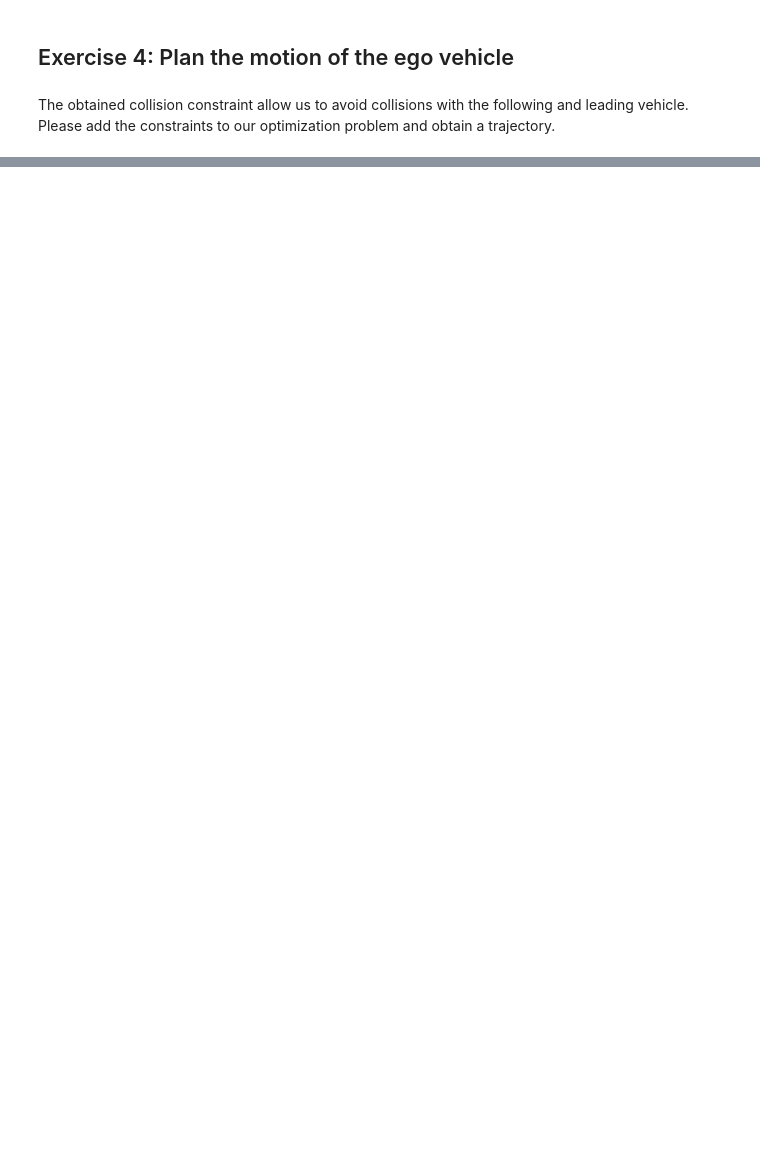
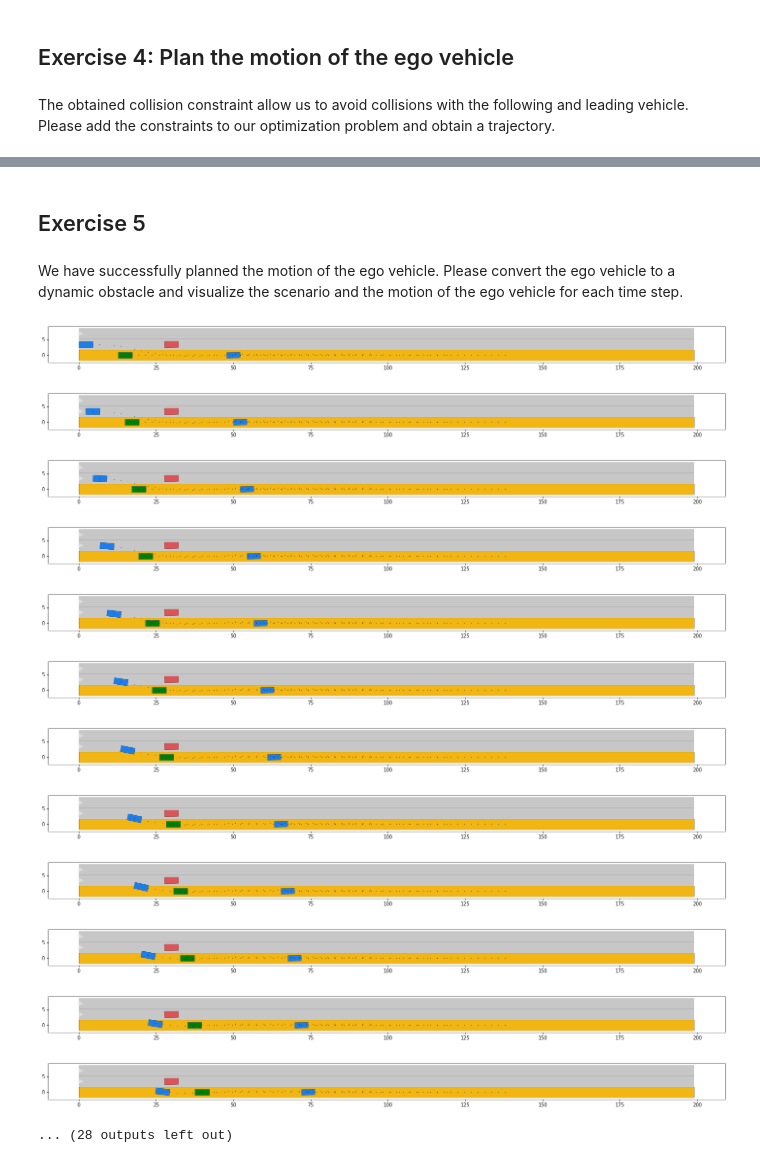
Before and after one commit to ZhuowenZou/CSE203MotionPlanning, a Jupyter notebook: ConvexOptimization.ipynb, the cells around one changed output, grey strips where cells are left out. Cells and saved outputs as stored; diff of their text form; code cells hidden in the pictures; blank space fills up the shorter version.

```diff
--- a/ConvexOptimization.ipynb
+++ b/ConvexOptimization.ipynb
@@ -340,0 +358,62 @@ IndexError: list index out of range
+# %% [markdown]
+## Exercise 5
+# %% [markdown]
+We have successfully planned the motion of the ego vehicle. Please convert the ego vehicle to a dynamic obstacle and visualize the scenario and the motion of the ego vehicle for each time step.
+# %%
+from commonroad.geometry.shape import Rectangle
+from commonroad.scenario.obstacle import DynamicObstacle, ObstacleType
+from commonroad.scenario.trajectory import Trajectory,State
+from commonroad.prediction.prediction import TrajectoryPrediction
+from vehiclemodels import parameters_vehicle3
+
+# generate state list of the ego vehicle's trajectory
+state_list = [initial_state]
+for i in range(1, N):
+    orientation = initial_state.orientation
+    # compute new position
+    # add new state to state_list
+    state_list.append(State(**{'position': npy.array([s_ego[i],0]), 'orientation': orientation,
+                               'time_step': i, 'velocity': v_ego[i]*npy.cos(orientation),
+                               'velocity_y': v_ego[i]*npy.sin(orientation)}))
+
+# create the planned trajectory starting at time step 1
+ego_vehicle_trajectory = Trajectory(initial_time_step=1, state_list=state_list[1:])
+# create the prediction using the planned trajectory and the shape of the ego vehicle
+
+vehicle3 = parameters_vehicle3.parameters_vehicle3()
+ego_vehicle_shape = Rectangle(length=vehicle3.l, width=vehicle3.w)
+ego_vehicle_prediction = TrajectoryPrediction(trajectory=ego_vehicle_trajectory,
+                                              shape=ego_vehicle_shape)
+
+# the ego vehicle can be visualized by converting it into a DynamicObstacle
+ego_vehicle_type = ObstacleType.CAR
+ego_vehicle = DynamicObstacle(obstacle_id=100, obstacle_type=ego_vehicle_type,
+                              obstacle_shape=ego_vehicle_shape, initial_state=initial_state,
+                              prediction=ego_vehicle_prediction)
+
+# plot the scenario and the ego vehicle for each time step
+for i in range(0, 40):
+    plt.figure(figsize=(25, 10))
+    rnd = MPRenderer()
+    scenario.draw(rnd, draw_params={'time_begin': i})
+    ego_vehicle.draw(rnd, draw_params={'time_begin': i, 'dynamic_obstacle': {
+        'vehicle_shape': {'occupancy': {'shape': {'rectangle': {
+            'facecolor': 'g'}}}}}})
+    planning_problem_set.draw(rnd)
+    rnd.render()
+
+plt.savefig('figure/motion.png')
+# %% [output]
+[figure, added]
+[figure, added]
+[figure, added]
+[figure, added]
+[figure, added]
+[figure, added]
+[figure, added]
+[figure, added]
+[figure, added]
+[figure, added]
+[figure, added]
+[figure, added]
+... (28 outputs left out)
```
Also changed, not shown: parts of 5 cells of this notebook, 1 other file.
